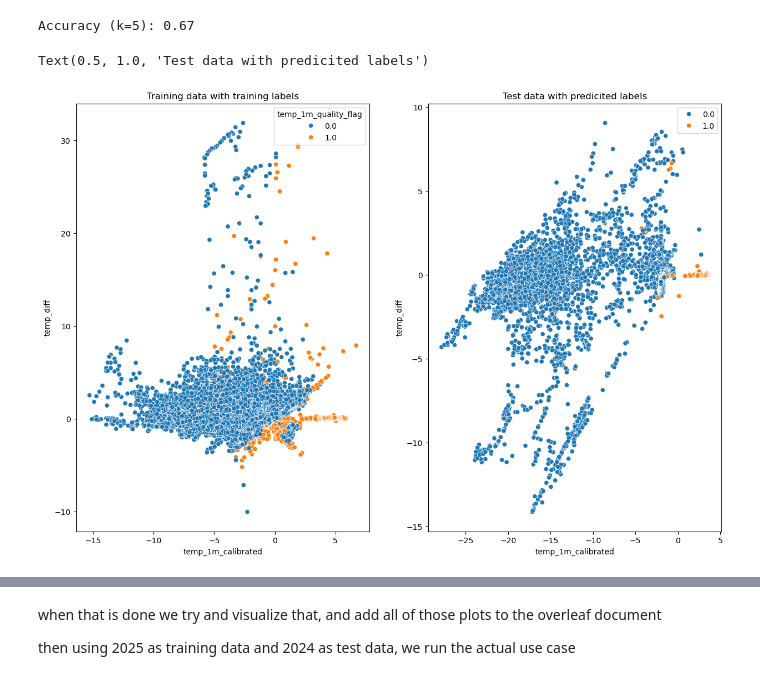
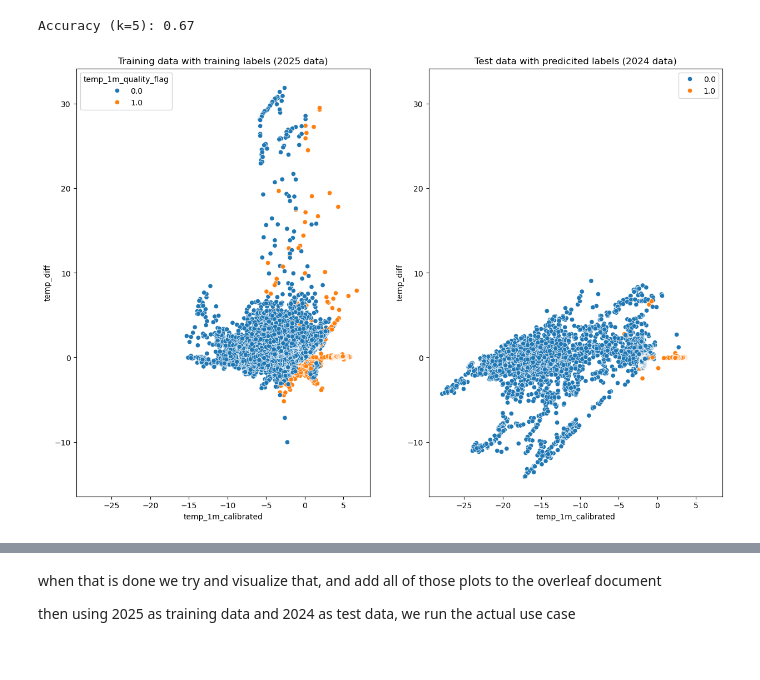
Before and after one commit to johtj/data_analysis_ml_project3, a Jupyter notebook: k-NN.ipynb, the cells around one changed output, grey strips where cells are left out. Saved outputs shown, nothing was run; the diff lists cells and outputs as text; code cells hidden in the pictures.

```diff
--- a/k-NN.ipynb
+++ b/k-NN.ipynb
@@ -197,20 +259,21 @@ Accuracy (k=5): 0.67
 # %%
 plt.figure(figsize=(15,10))
 ax = plt.subplot(1,2,1)
 sns.scatterplot(data=dataset_2025,
                 x="temp_1m_calibrated",
                 y="temp_diff",
                 hue=labels_2025,
                 ax=ax)
-ax.set_title("Training data with training labels")
+ax.set_title("Training data with training labels (2025 data)")
 
-ax1 = plt.subplot(1,2,2)
+ax1 = plt.subplot(1,2,2,sharex=ax,sharey=ax)
 sns.scatterplot(data=dataset_2024,
                 x="temp_1m_calibrated",
                 y="temp_diff",
                 hue=flags_2024,
                 ax=ax1)
-ax1.set_title("Test data with predicited labels")
+ax1.set_title("Test data with predicited labels (2024 data)")
+
+plt.savefig("figures/result_2024_flagging.png")
 # %% [output]
-Text(0.5, 1.0, 'Test data with predicited labels')
-[figure, old version]
+[figure, new version]
```
Also changed, not shown: parts of 25 cells of this notebook, 8 other files.
